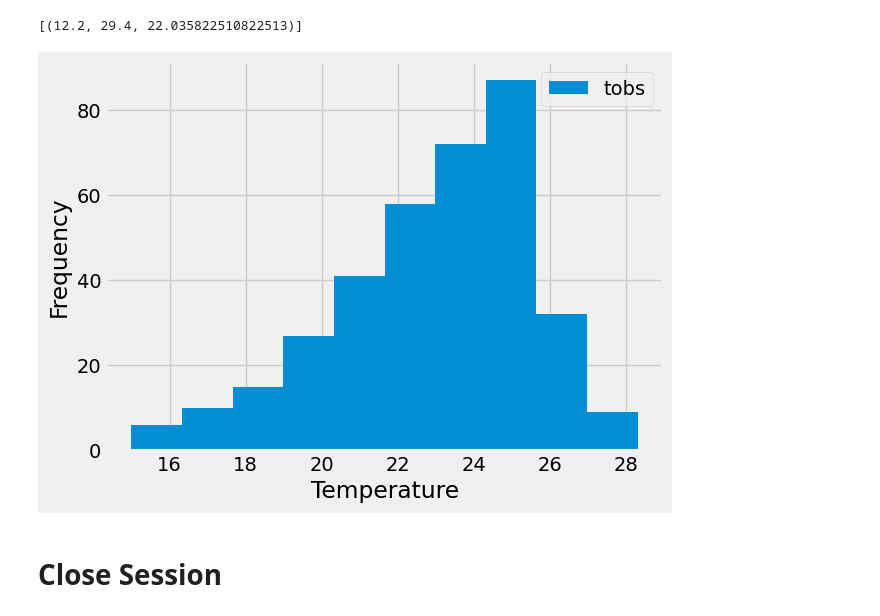
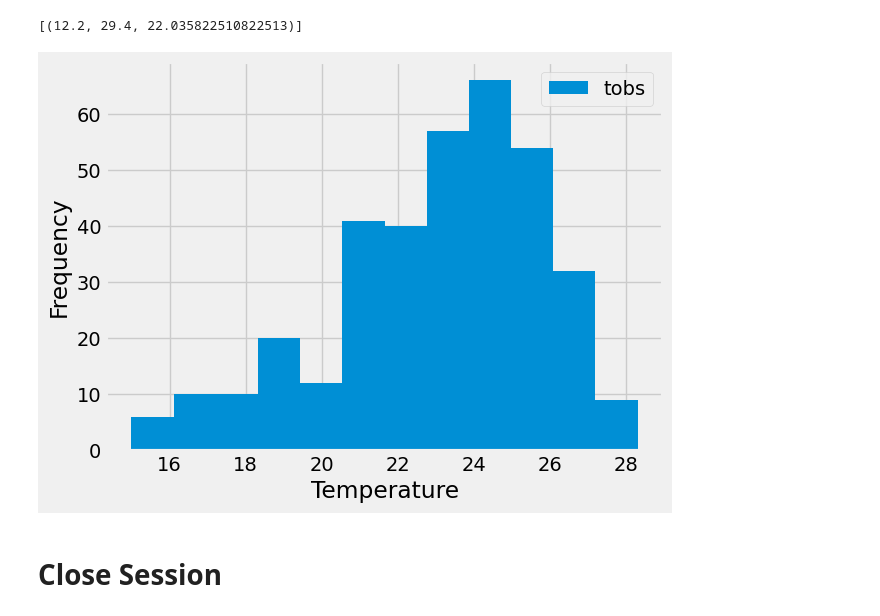
Before and after one commit to enumerbs/Module10-Challenge-SQLAlchemy, a Jupyter notebook: SurfsUp/climate.ipynb, the cells around one changed output. Drawn from its saved outputs; the diff is of its cells as text; code cells hidden in the pictures.

Commit message:
fix: re-plot station analysis histogram with bins=12 as per challenge instructions

```diff
--- a/SurfsUp/climate.ipynb
+++ b/SurfsUp/climate.ipynb
@@ -165,30 +165,30 @@ session.query(func.min(Measurement.tobs), func.max(Measurement.tobs), func.avg(M
 # %%
 # Using the most active station id
 # Query the last 12 months of temperature observation data for this station and plot the results as a histogram
 
 # Find the most recent observation date for this station
 most_recent_date_str = session.query(func.max(Measurement.date))\
     .filter(Measurement.station == most_active_station_id)\
     .one()
 
 # Convert to a date type and calculate the date one year earlier
 last_date = dt.date.fromisoformat(most_recent_date_str[0])
 one_year_before_last_date = last_date + relativedelta(years=-1)
 
 # Define a query to retrieve the temperature observation data for this station
 last12months_data = session.query(Measurement.tobs)\
                             .filter(Measurement.date.between(one_year_before_last_date, last_date))\
                             .filter(Measurement.station == most_active_station_id)
 
 # Save the query results as a Pandas DataFrame
 last12months_df = pd.DataFrame(last12months_data)
 
 # Plot the temperature observation results as a histogram
-ax = last12months_df.plot(kind='hist')
+ax = last12months_df.plot(kind='hist', bins=12)
 ax.set_xlabel("Temperature")
 plt.show()
 # %% [output]
-[figure, old version]
+[figure, new version]
 # %% [markdown]
 # Close Session
 # %%
```
